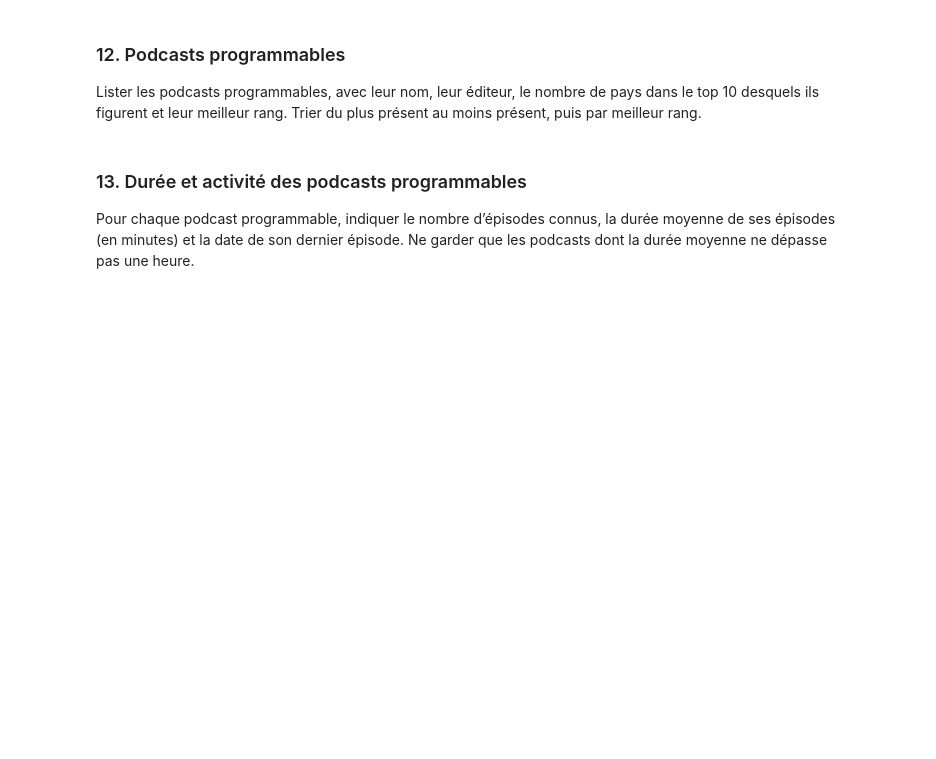
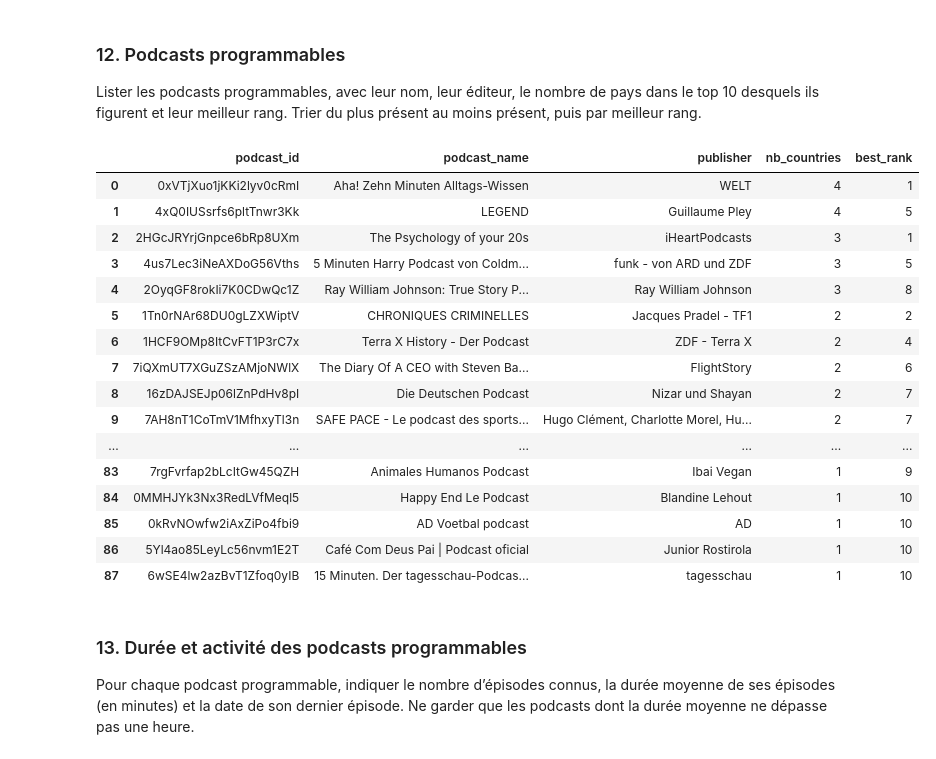
Before and after one commit to claramouass/sae-groupe01, a Jupyter notebook: queries.ipynb, the cells around one changed output. Cells and saved outputs as stored; diff of their text form; code cells hidden in the pictures; blank space fills up the shorter version.

```diff
--- a/queries.ipynb
+++ b/queries.ipynb
@@ -278,6 +455,40 @@ Pour chaque pays, indiquer le nombre de podcasts classés, le nombre de podcasts
 ### 12. Podcasts programmables
 
 Lister les podcasts programmables, avec leur nom, leur éditeur, le nombre de pays dans le top 10 desquels ils figurent et leur meilleur rang. Trier du plus présent au moins présent, puis par meilleur rang.
+# %%
+Q12 = pd.read_sql_query(
+    """
+        SELECT Podcasts.podcast_id, Podcasts.name AS podcast_name, Podcasts.publisher, COUNT(*) AS nb_countries, MIN(PodcastRankings.rank) AS best_rank
+        FROM Podcasts
+        JOIN PodcastRankings ON PodcastRankings.podcast_id = Podcasts.podcast_id
+        WHERE Podcasts.match_status = 'exact' AND Podcasts.explicit = 0 AND PodcastRankings.rank <= 10
+        GROUP BY Podcasts.podcast_id, Podcasts.name, Podcasts.publisher
+        ORDER BY nb_countries DESC, best_rank ASC
+    """,
+    con=sqlite_connection
+)
+
+#Q12.to_csv("references/q12.csv", index = False)
+
+Q12
+# %% [output]
+|  | podcast_id | podcast_name | publisher | nb_countries | best_rank |
+| 0 | 0xVTjXuo1jKKi2lyv0cRmI | Aha! Zehn Minuten Alltags-Wissen | WELT | 4 | 1 |
+| 1 | 4xQ0IUSsrfs6pltTnwr3Kk | LEGEND | Guillaume Pley | 4 | 5 |
+| 2 | 2HGcJRYrjGnpce6bRp8UXm | The Psychology of your 20s | iHeartPodcasts | 3 | 1 |
+| 3 | 4us7Lec3iNeAXDoG56Vths | 5 Minuten Harry Podcast von Coldm... | funk - von ARD und ZDF | 3 | 5 |
+| 4 | 2OyqGF8rokIi7K0CDwQc1Z | Ray William Johnson: True Story P... | Ray William Johnson | 3 | 8 |
+| 5 | 1Tn0rNAr68DU0gLZXWiptV | CHRONIQUES CRIMINELLES | Jacques Pradel - TF1 | 2 | 2 |
+| 6 | 1HCF9OMp8ItCvFT1P3rC7x | Terra X History - Der Podcast | ZDF - Terra X | 2 | 4 |
+| 7 | 7iQXmUT7XGuZSzAMjoNWlX | The Diary Of A CEO with Steven Ba... | FlightStory | 2 | 6 |
+| 8 | 16zDAJSEJp06lZnPdHv8pI | Die Deutschen Podcast | Nizar und Shayan | 2 | 7 |
+| 9 | 7AH8nT1CoTmV1MfhxyTl3n | SAFE PACE - Le podcast des sports... | Hugo Clément, Charlotte Morel, Hu... | 2 | 7 |
+| ... | ... | ... | ... | ... | ... |
+| 83 | 7rgFvrfap2bLcItGw45QZH | Animales Humanos Podcast | Ibai Vegan | 1 | 9 |
+| 84 | 0MMHJYk3Nx3RedLVfMeql5 | Happy End Le Podcast | Blandine Lehout | 1 | 10 |
+| 85 | 0kRvNOwfw2iAxZiPo4fbi9 | AD Voetbal podcast | AD | 1 | 10 |
+| 86 | 5Yl4ao85LeyLc56nvm1E2T | Café Com Deus Pai | Podcast oficial | Junior Rostirola | 1 | 10 |
+| 87 | 6wSE4lw2azBvT1Zfoq0yIB | 15 Minuten. Der tagesschau-Podcas... | tagesschau | 1 | 10 |
 # %% [markdown]
 ### 13. Durée et activité des podcasts programmables
 
```
Also changed, not shown: parts of 9 cells of this notebook.
